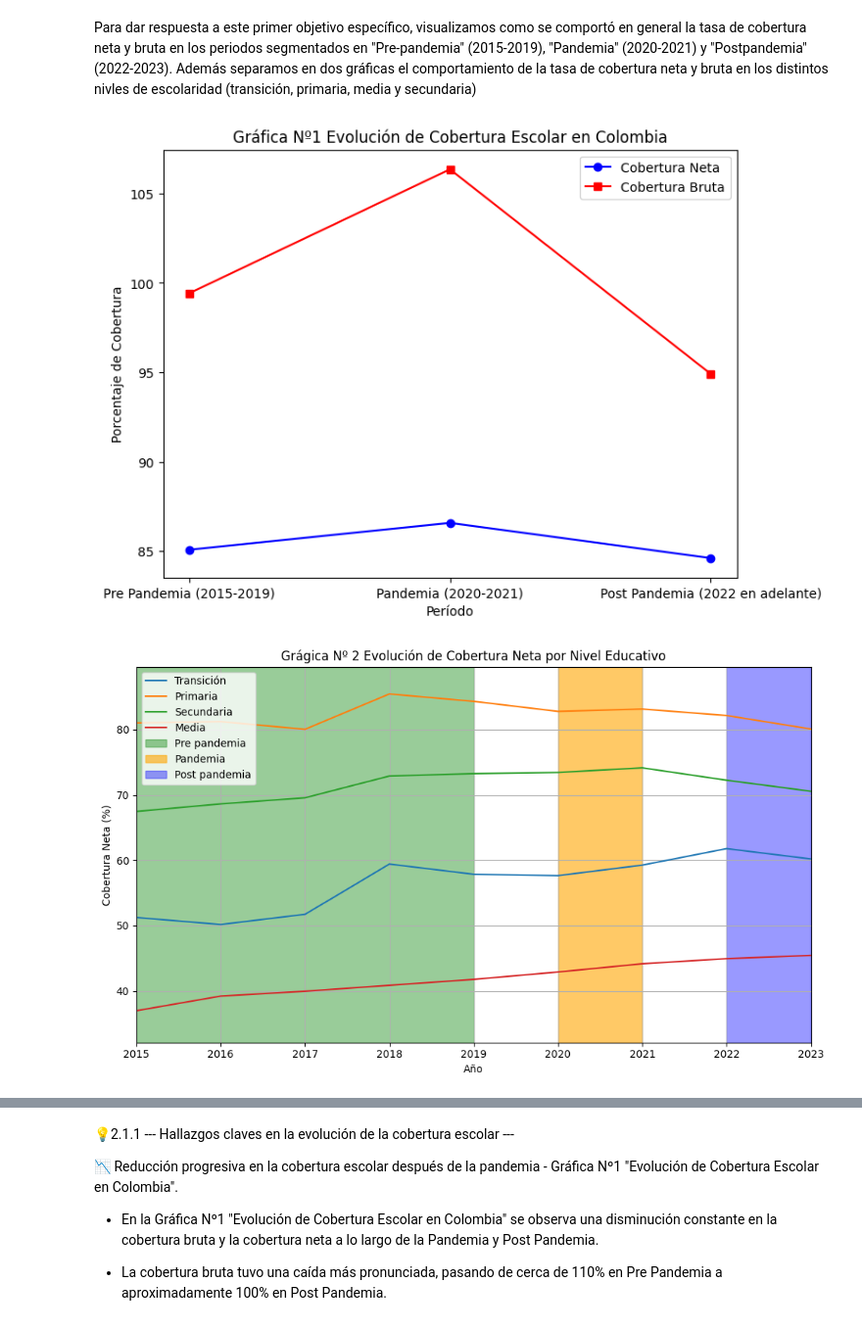
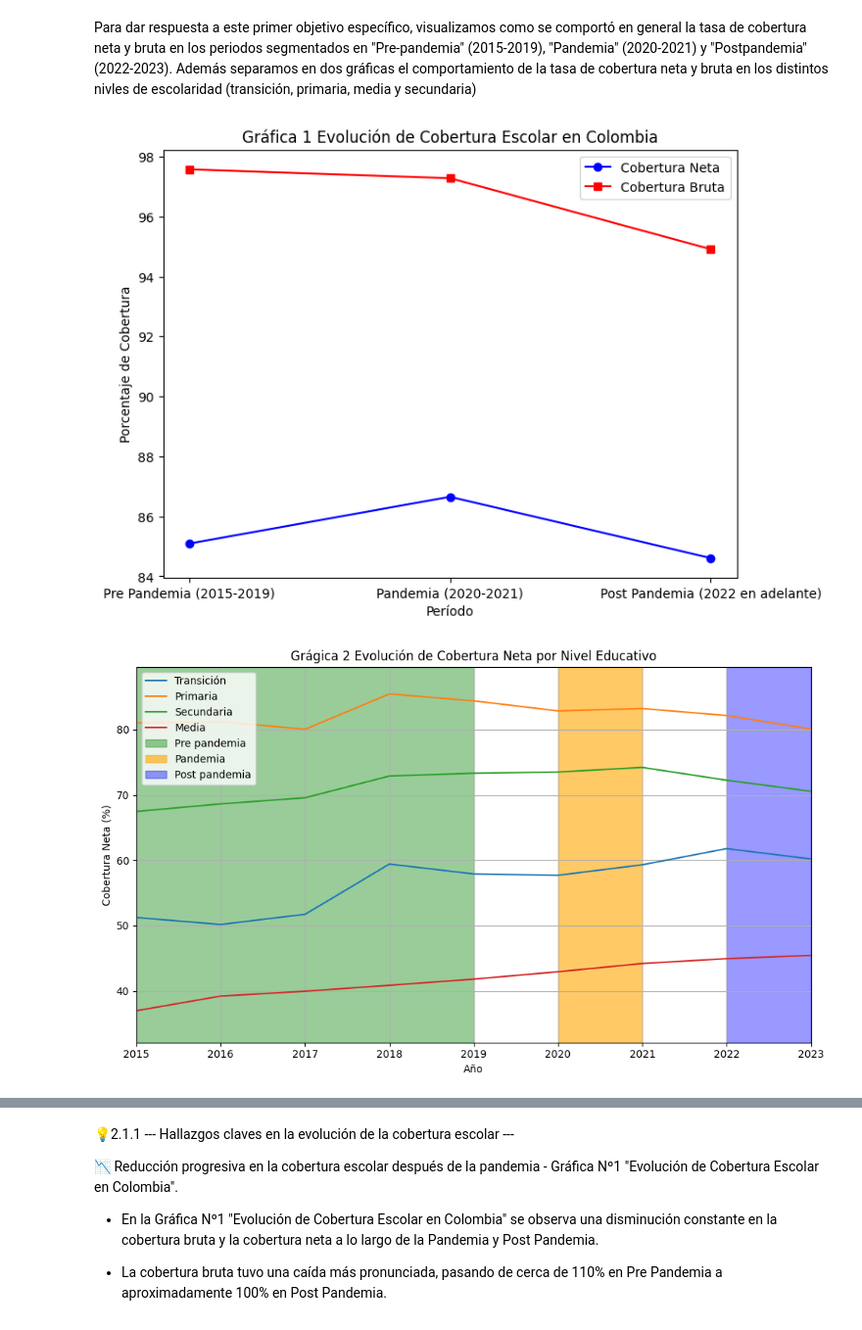
Before and after one commit to Fabiloz/Proyecto_Final, a Jupyter notebook: Análisis_de_Indicadores_Educativos.ipynb, the cells around one changed output, grey strips where cells are left out. Shown at 98% size. Drawn from its saved outputs; the diff is of its cells as text; code cells hidden in the pictures.

```diff
--- a/Análisis_de_Indicadores_Educativos.ipynb
+++ b/Análisis_de_Indicadores_Educativos.ipynb
@@ -628,6 +628,12 @@ conteo_departamentos.to_csv("conteo_departamentos.csv", index=False)
 32                                       Bogotá, D.C.               13
 33                                           NACIONAL                3
 34                                              TOTAL            14582
+# %%
+#Para generar el dataset limpio completamente, eliminamos las filas "NACIONAL" que contiene la suma de todos los departamentos y para nuetros análisis no serán necesarias.
+data = data[data['DEPARTAMENTO'] != 'NACIONAL']
+data.shape
+#Guardar dataset limpio
+data.to_csv("data.csv", index=False)
 # %% [markdown]
 📊 --- 1.8 Dataset definitivo para dar respuesta al problema plantedo ---
 # %%
@@ -652,28 +658,28 @@ Además separamos en dos gráficas el comportamiento de la tasa de cobertura net
 # %%
 # Visualizamos la evolución de la cobertura escolar
 # Filtrar datos por períodos clave
 pre_pandemia = data[data['AÑO'].between(2015, 2019)]
 pandemia = data[data['AÑO'].isin([2020, 2021])]
 post_pandemia = data[data['AÑO'] >= 2022]
 
 # Calcular promedio de cobertura bruta y neta por período
 promedios = pd.DataFrame({
     'Período': ['Pre Pandemia (2015-2019)', 'Pandemia (2020-2021)', 'Post Pandemia (2022 en adelante)'],
     'Cobertura Neta': [pre_pandemia['COBERTURA_NETA'].mean(), pandemia['COBERTURA_NETA'].mean(), post_pandemia['COBERTURA_NETA'].mean()],
     'Cobertura Bruta': [pre_pandemia['COBERTURA_BRUTA'].mean(), pandemia['COBERTURA_BRUTA'].mean(), post_pandemia['COBERTURA_BRUTA'].mean()]
 })
 
 # Gráfico de evolución
 plt.figure(figsize=(8,6))
 plt.plot(promedios['Período'], promedios['Cobertura Neta'], marker='o', label='Cobertura Neta', color='blue')
 plt.plot(promedios['Período'], promedios['Cobertura Bruta'], marker='s', label='Cobertura Bruta', color='red')
 plt.xlabel("Período")
 plt.ylabel("Porcentaje de Cobertura")
-plt.title("Gráfica Nº1 Evolución de Cobertura Escolar en Colombia")
+plt.title("Gráfica 1 Evolución de Cobertura Escolar en Colombia")
 plt.legend()
 plt.show()
 # %% [output]
-[figure, old version]
+[figure, new version]
 # %%
 # Seleccionar columnas relevantes
 cobertura_cols = [
@@ -710,7 +716,7 @@ plt.axvspan(2020, 2021, color='orange', alpha=0.6, label='Pandemia')
 plt.axvspan(2022, año_max, color='blue', alpha=0.4, label='Post pandemia')
 
 
-plt.title('Grágica Nº 2 Evolución de Cobertura Neta por Nivel Educativo')
+plt.title('Grágica 2 Evolución de Cobertura Neta por Nivel Educativo')
 plt.xlabel('Año')
 plt.ylabel('Cobertura Neta (%)')
 
@@ -724,7 +730,7 @@ plt.grid(True)
 plt.tight_layout()
 plt.show()
 # %% [output]
-[figure, old version]
+[figure, new version]
 # %%
 #Visualizar la cobertura bruta por nivel de escolaridad
 
```
Also changed, not shown: parts of 5 cells of this notebook, 2 other files.
